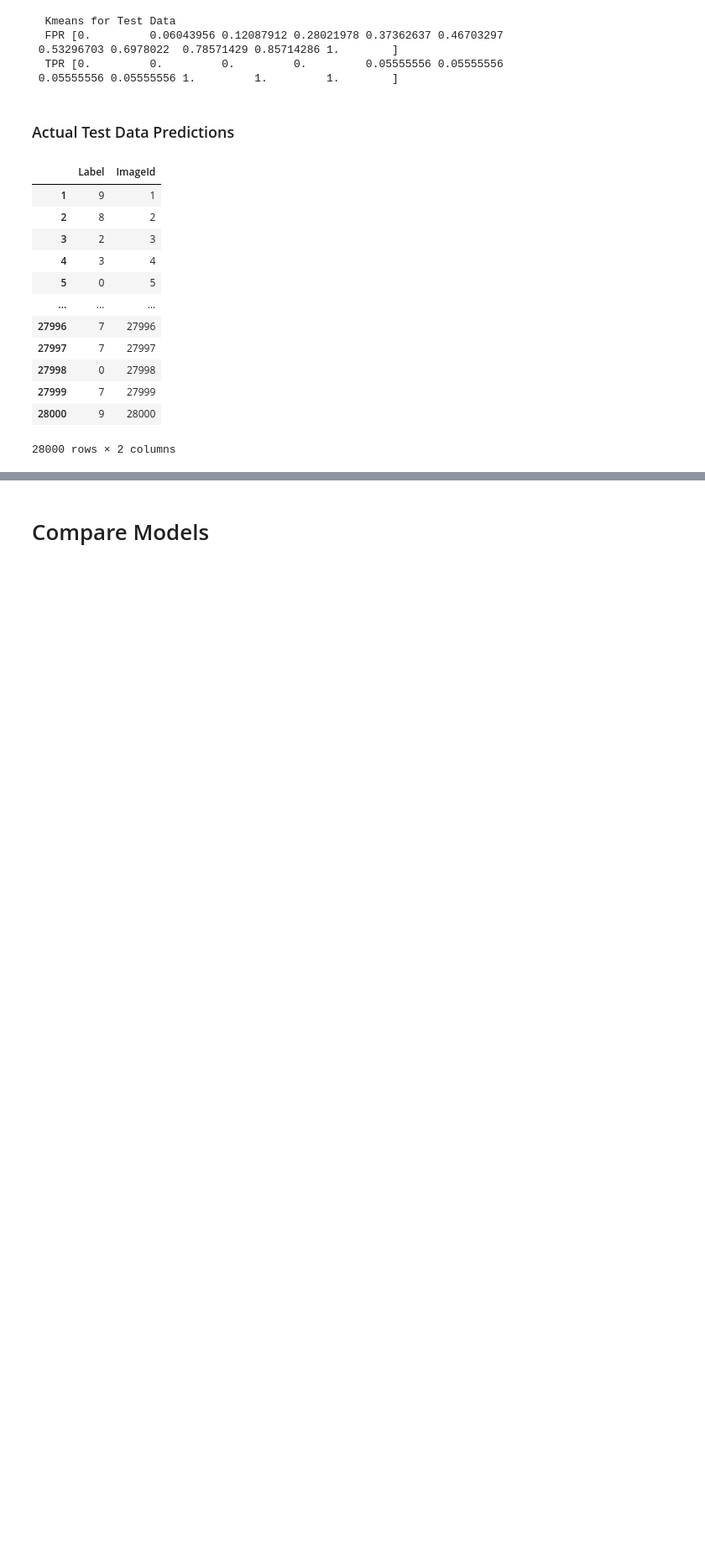
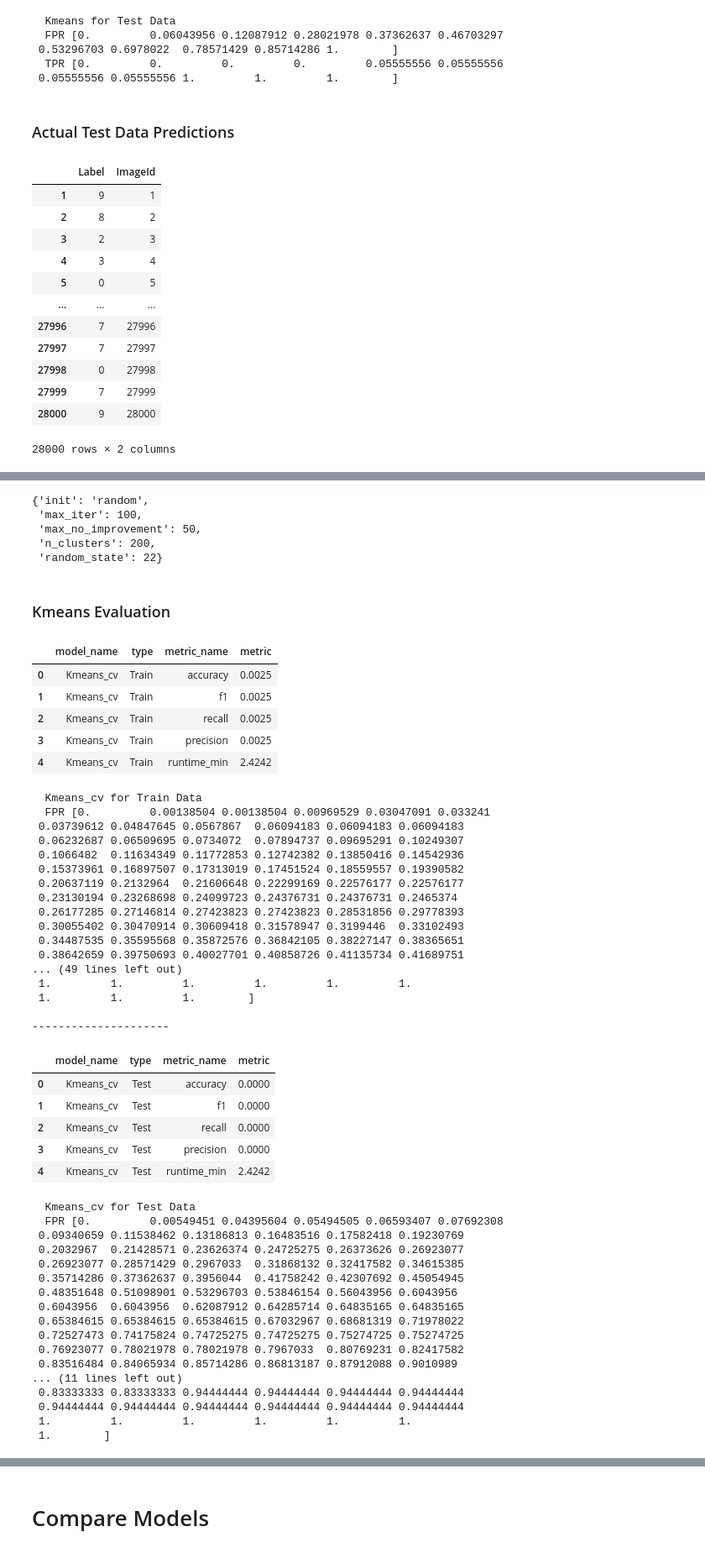
Before and after one commit to oimartin/MNIST_Digit_Recognizer, a Jupyter notebook: digits_notebook.ipynb, the cells around one changed output, grey strips where cells are left out. Shown: that part at 84% size. Drawn from its saved outputs; the diff is of its cells as text; code cells hidden in the pictures; blank space fills up the shorter version.

```diff
--- a/digits_notebook.ipynb
+++ b/digits_notebook.ipynb
@@ -629,0 +585,64 @@ submitted(Kmeans_model, 'Kmeans', test)
+# %%
+Kmeans_cv_model.best_params_
+# %% [output]
+{'init': 'random',
+ 'max_iter': 100,
+ 'max_no_improvement': 50,
+ 'n_clusters': 200,
+ 'random_state': 22}
+# %% [markdown]
+### Kmeans Evaluation
+# %%
+Kmeans_cv_train = evaluating_model(labels_train, train_pred_Kmeans_cv, 'Kmeans_cv', 'Train', Kmeans_cv_rt)
+eval_classification(train_pred_Kmeans_cv, labels_train, X_train, 'Kmeans_cv', 'Train')
+
+print("---------------------")
+Kmeans_cv_test = evaluating_model(labels_test, test_pred_Kmeans_cv, 'Kmeans_cv', 'Test',Kmeans_cv_rt)
+eval_classification(test_pred_Kmeans_cv, labels_test, X_test, 'Kmeans_cv', 'Test')
+# %% [output]
+|  | model_name | type | metric_name | metric |
+| 0 | Kmeans_cv | Train | accuracy | 0.0025 |
+| 1 | Kmeans_cv | Train | f1 | 0.0025 |
+| 2 | Kmeans_cv | Train | recall | 0.0025 |
+| 3 | Kmeans_cv | Train | precision | 0.0025 |
+| 4 | Kmeans_cv | Train | runtime_min | 2.4242 |
+  Kmeans_cv for Train Data
+  FPR [0.         0.00138504 0.00138504 0.00969529 0.03047091 0.033241
+ 0.03739612 0.04847645 0.0567867  0.06094183 0.06094183 0.06094183
+ 0.06232687 0.06509695 0.0734072  0.07894737 0.09695291 0.10249307
+ 0.1066482  0.11634349 0.11772853 0.12742382 0.13850416 0.14542936
+ 0.15373961 0.16897507 0.17313019 0.17451524 0.18559557 0.19390582
+ 0.20637119 0.2132964  0.21606648 0.22299169 0.22576177 0.22576177
+ 0.23130194 0.23268698 0.24099723 0.24376731 0.24376731 0.2465374
+ 0.26177285 0.27146814 0.27423823 0.27423823 0.28531856 0.29778393
+ 0.30055402 0.30470914 0.30609418 0.31578947 0.3199446  0.33102493
+ 0.34487535 0.35595568 0.35872576 0.36842105 0.38227147 0.38365651
+ 0.38642659 0.39750693 0.40027701 0.40858726 0.41135734 0.41689751
+... (49 lines left out)
+ 1.         1.         1.         1.         1.         1.
+ 1.         1.         1.        ]
+
+---------------------
+|  | model_name | type | metric_name | metric |
+| 0 | Kmeans_cv | Test | accuracy | 0.0000 |
+| 1 | Kmeans_cv | Test | f1 | 0.0000 |
+| 2 | Kmeans_cv | Test | recall | 0.0000 |
+| 3 | Kmeans_cv | Test | precision | 0.0000 |
+| 4 | Kmeans_cv | Test | runtime_min | 2.4242 |
+  Kmeans_cv for Test Data
+  FPR [0.         0.00549451 0.04395604 0.05494505 0.06593407 0.07692308
+ 0.09340659 0.11538462 0.13186813 0.16483516 0.17582418 0.19230769
+ 0.2032967  0.21428571 0.23626374 0.24725275 0.26373626 0.26923077
+ 0.26923077 0.28571429 0.2967033  0.31868132 0.32417582 0.34615385
+ 0.35714286 0.37362637 0.3956044  0.41758242 0.42307692 0.45054945
+ 0.48351648 0.51098901 0.53296703 0.53846154 0.56043956 0.6043956
+ 0.6043956  0.6043956  0.62087912 0.64285714 0.64835165 0.64835165
+ 0.65384615 0.65384615 0.65384615 0.67032967 0.68681319 0.71978022
+ 0.72527473 0.74175824 0.74725275 0.74725275 0.75274725 0.75274725
+ 0.76923077 0.78021978 0.78021978 0.7967033  0.80769231 0.82417582
+ 0.83516484 0.84065934 0.85714286 0.86813187 0.87912088 0.9010989
+... (11 lines left out)
+ 0.83333333 0.83333333 0.94444444 0.94444444 0.94444444 0.94444444
+ 0.94444444 0.94444444 0.94444444 0.94444444 0.94444444 0.94444444
+ 1.         1.         1.         1.         1.         1.
+ 1.        ]
```
Also changed, not shown: parts of 18 cells of this notebook.
